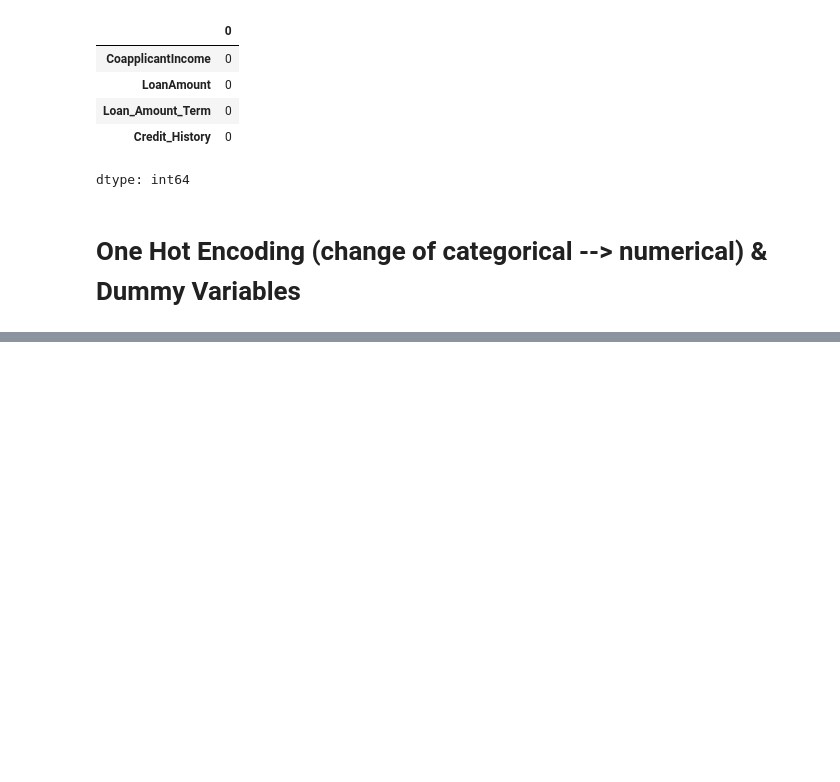
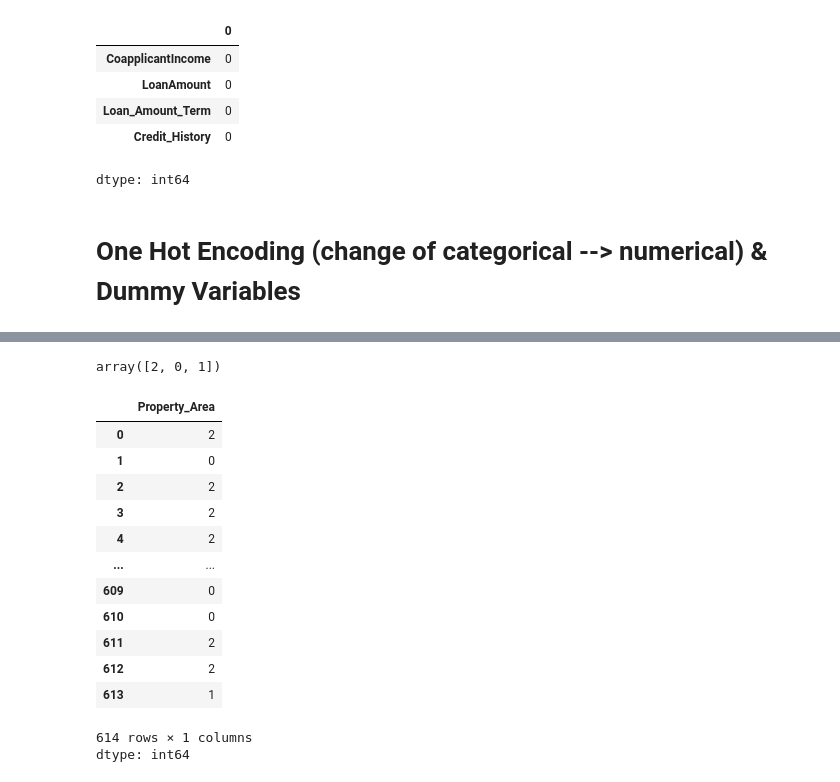
Before and after one commit to Vaishnavi943/ML_Course_-dl-ds, a Jupyter notebook: data-cleaning/jupyter.ipynb, the cells around one changed output, grey strips where cells are left out. Saved outputs shown, nothing was run; the diff lists cells and outputs as text; code cells hidden in the pictures; blank space fills up the shorter version.

```diff
--- a/data-cleaning/jupyter.ipynb
+++ b/data-cleaning/jupyter.ipynb
@@ -168,0 +232,23 @@ dtype: int64
+# %%
+dataset['Property_Area'].unique()
+# %% [output]
+array([2, 0, 1])
+# %%
+la = LabelEncoder()
+dataset['Property_Area'] = la.fit_transform(dataset['Property_Area'])
+dataset['Property_Area']
+# %% [output]
+|  | Property_Area |
+| 0 | 2 |
+| 1 | 0 |
+| 2 | 2 |
+| 3 | 2 |
+| 4 | 2 |
+| ... | ... |
+| 609 | 0 |
+| 610 | 0 |
+| 611 | 2 |
+| 612 | 2 |
+| 613 | 1 |
+614 rows × 1 columns
+dtype: int64
```
Also changed, not shown: parts of 21 cells of this notebook.
